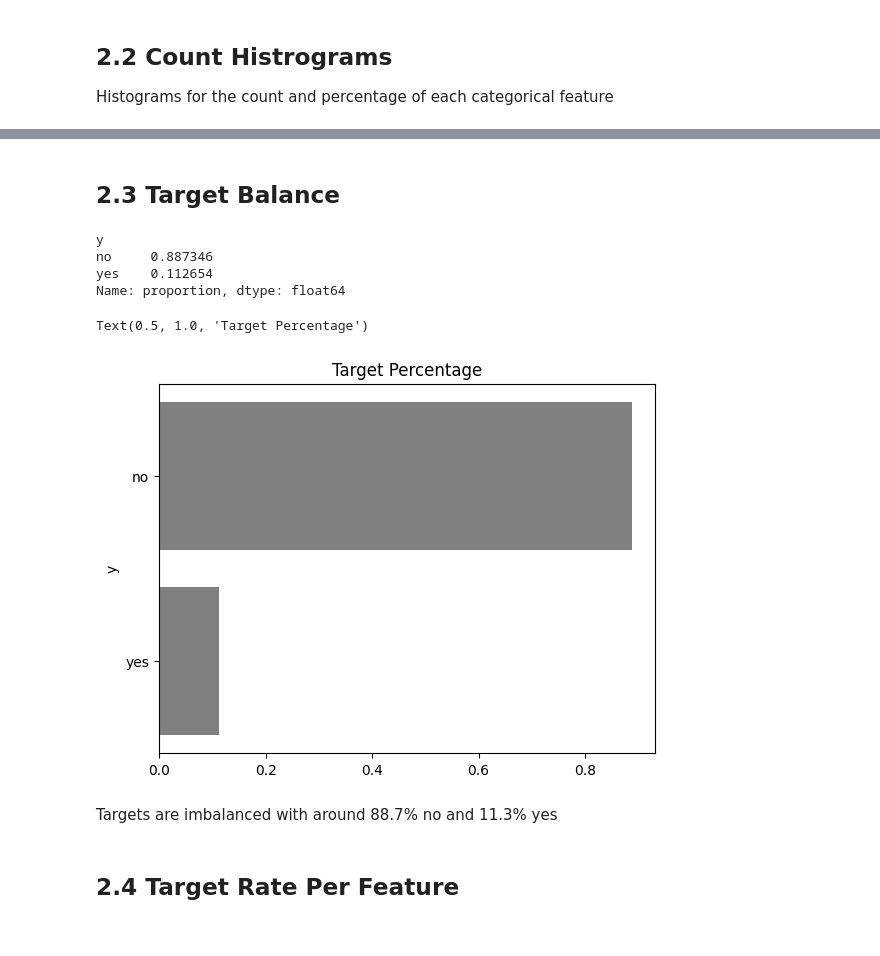
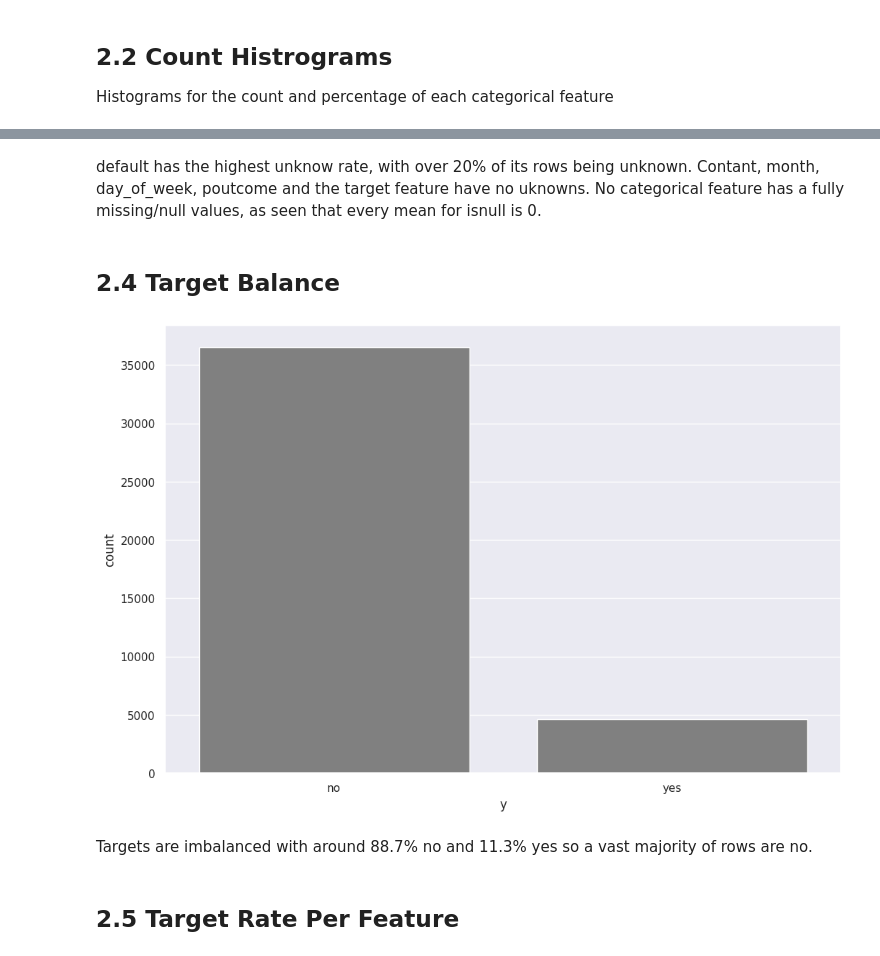
Before and after one commit to stafa10/CA1Theory2Practice, a Jupyter notebook: CillianCategorical.ipynb, the cells around one changed output, grey strips where cells are left out. Cells and saved outputs as stored; diff of their text form; code cells hidden in the pictures.

Commit message:
EDA categorical

```diff
--- a/CillianCategorical.ipynb
+++ b/CillianCategorical.ipynb
@@ -110,0 +98,12 @@ dtype: int64
+# %%
+for col in bankData[str_features]:
+  # make it a df with .reset_index, for each col sep into a df with value and count
+  counts = bankData[col].value_counts().reset_index()
+  counts.columns = ["Value", "Count"]
+
+  sns.barplot(data=counts, x="Value", y="Count")
+  #change figsize with rc instead of plt
+  sns.set_theme(rc={"figure.figsize": (12,8)})
+  plt.title (col)
+  plt.tight_layout()
+  plt.show()
@@ -110,0 +121,13 @@ dtype: int64
+# %%
+
+for col in bankData[str_features]:
+  # get percentage instead of count
+  counts = (bankData[col].value_counts(normalize=True)* 100).reset_index()
+  counts.columns = ["Value", "Count"]
+
+  sns.barplot(data=counts, x="Value", y="Count")
+  #change figsize with rc instead of plt
+  sns.set_theme(rc={"figure.figsize": (12,8)})
+  plt.title (col)
+  plt.tight_layout()
+  plt.show()
@@ -111,19 +182,13 @@ dtype: int64
+# %% [markdown]
+default has the highest unknow rate, with over 20% of its rows being unknown. Contant, month, day_of_week, poutcome and the target feature have no uknowns.
+No categorical feature has a fully missing/null values, as seen that every mean for isnull is 0.
 # %% [markdown]
-## 2.3 Target Balance
+## 2.4 Target Balance
 # %%
-targetPercentage = bankData["y"].value_counts(normalize=True) # normalize=true to see the percentage of each class
-print(targetPercentage)
-
-ax = sns.barplot(x=targetPercentage.values, y=targetPercentage.index, color="gray")
-ax.set_title("Target Percentage")
+targetPercentage = bankData["y"].value_counts(normalize=True) , sns.countplot(x="y", color="gray", data=bankData)
 # %% [output]
-y
-no     0.887346
-yes    0.112654
-Name: proportion, dtype: float64
-Text(0.5, 1.0, 'Target Percentage')
-[figure, old version]
+[figure, new version]
 # %% [markdown]
-Targets are imbalanced with around 88.7% no and 11.3% yes
+Targets are imbalanced with around 88.7% no and 11.3% yes so a vast majority of rows are no.
 # %% [markdown]
-## 2.4 Target Rate Per Feature
+## 2.5 Target Rate Per Feature
```
Also changed, not shown: parts of 21 cells of this notebook.
